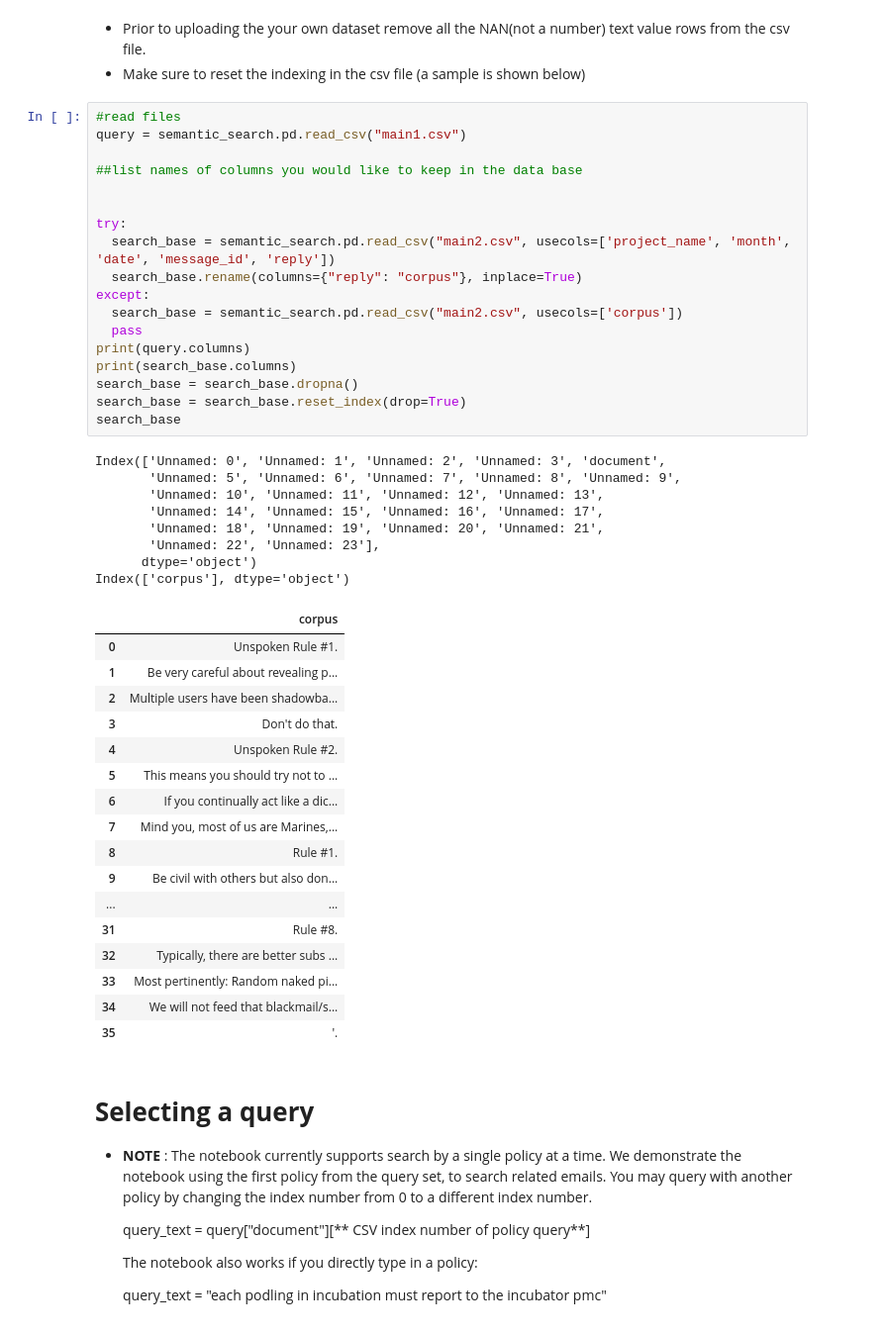
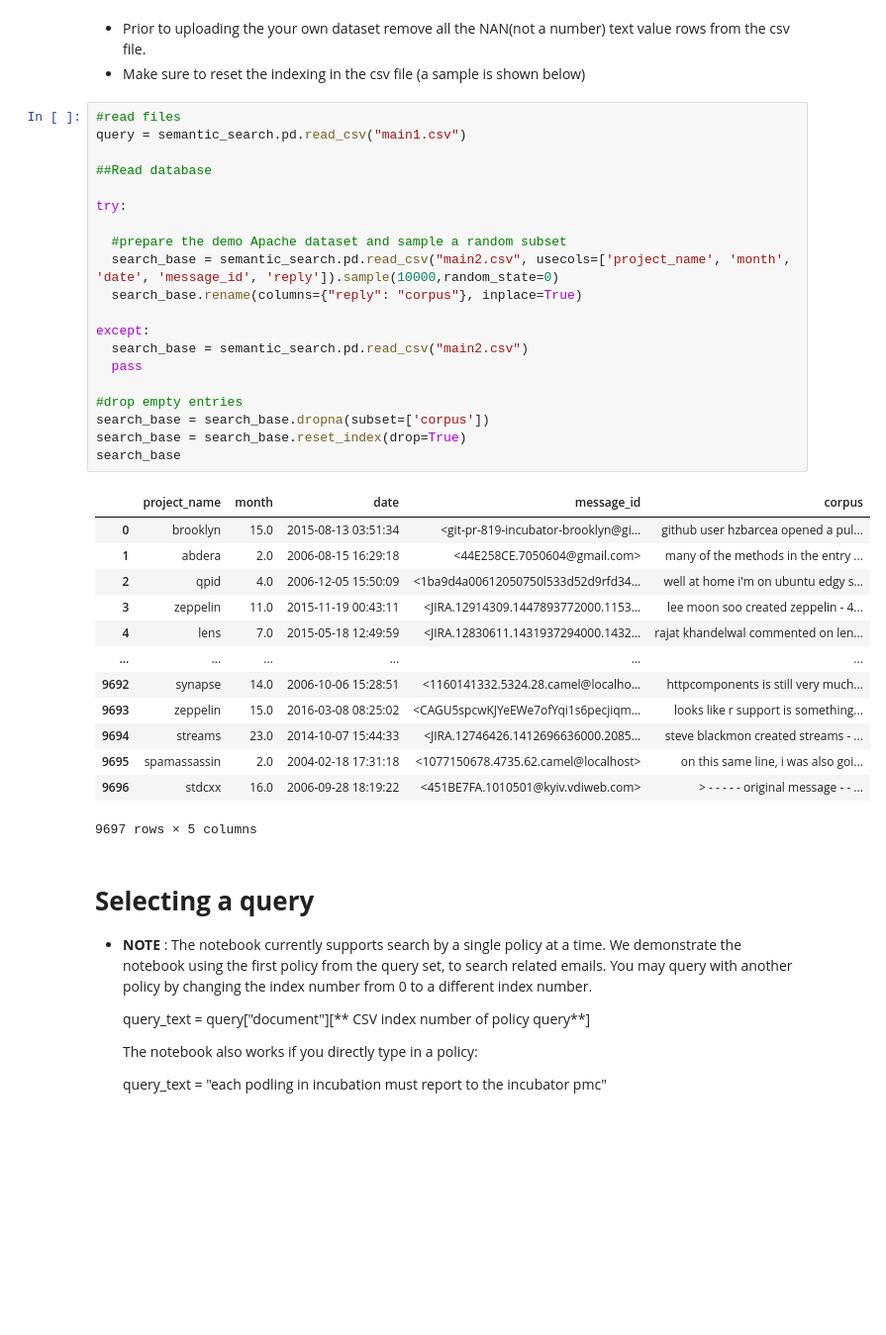
Before and after one commit to Mahasweta-usc/NLP4GOV, a Jupyter notebook: Policy Toolkits/policy_explore.ipynb, the cells around one changed output. Shown at 99% size. Cells and saved outputs as stored; diff of their text form; blank space fills up the shorter version.

```diff
--- a/Policy Toolkits/policy_explore.ipynb
+++ b/Policy Toolkits/policy_explore.ipynb
@@ -119,47 +119,37 @@ main2.csv           100%[===================>] 339.96M   187MB/s    in 1.8s
 # %%
 #read files
 query = semantic_search.pd.read_csv("main1.csv")
 
-##list names of columns you would like to keep in the data base
-
+##Read database
 
 try:
-  search_base = semantic_search.pd.read_csv("main2.csv", usecols=['project_name', 'month', 'date', 'message_id', 'reply'])
+
+  #prepare the demo Apache dataset and sample a random subset
+  search_base = semantic_search.pd.read_csv("main2.csv", usecols=['project_name', 'month', 'date', 'message_id', 'reply']).sample(10000,random_state=0)
   search_base.rename(columns={"reply": "corpus"}, inplace=True)
+
 except:
-  search_base = semantic_search.pd.read_csv("main2.csv", usecols=['corpus'])
+  search_base = semantic_search.pd.read_csv("main2.csv")
   pass
-print(query.columns)
-print(search_base.columns)
-search_base = search_base.dropna()
+
+#drop empty entries
+search_base = search_base.dropna(subset=['corpus'])
 search_base = search_base.reset_index(drop=True)
 search_base
 # %% [output]
+|  | project_name | month | date | message_id | corpus |
+| 0 | brooklyn | 15.0 | 2015-08-13 03:51:34 | <git-pr-819-incubator-brooklyn@gi... | github user hzbarcea opened a pul... |
+| 1 | abdera | 2.0 | 2006-08-15 16:29:18 | <44E258CE.7050604@gmail.com> | many of the methods in the entry ... |
+| 2 | qpid | 4.0 | 2006-12-05 15:50:09 | <1ba9d4a00612050750l533d52d9rfd34... | well at home i'm on ubuntu edgy s... |
+| 3 | zeppelin | 11.0 | 2015-11-19 00:43:11 | <JIRA.12914309.1447893772000.1153... | lee moon soo created zeppelin - 4... |
+| 4 | lens | 7.0 | 2015-05-18 12:49:59 | <JIRA.12830611.1431937294000.1432... | rajat khandelwal commented on len... |
+| ... | ... | ... | ... | ... | ... |
+| 9692 | synapse | 14.0 | 2006-10-06 15:28:51 | <1160141332.5324.28.camel@localho... | httpcomponents is still very much... |
+| 9693 | zeppelin | 15.0 | 2016-03-08 08:25:02 | <CAGU5spcwKJYeEWe7ofYqi1s6pecjiqm... | looks like r support is something... |
+| 9694 | streams | 23.0 | 2014-10-07 15:44:33 | <JIRA.12746426.1412696636000.2085... | steve blackmon created streams - ... |
+| 9695 | spamassassin | 2.0 | 2004-02-18 17:31:18 | <1077150678.4735.62.camel@localhost> | on this same line, i was also goi... |
+| 9696 | stdcxx | 16.0 | 2006-09-28 18:19:22 | <451BE7FA.1010501@kyiv.vdiweb.com> | > - - - - - original message - - ... |
-Index(['Unnamed: 0', 'Unnamed: 1', 'Unnamed: 2', 'Unnamed: 3', 'document',
-       'Unnamed: 5', 'Unnamed: 6', 'Unnamed: 7', 'Unnamed: 8', 'Unnamed: 9',
-       'Unnamed: 10', 'Unnamed: 11', 'Unnamed: 12', 'Unnamed: 13',
-       'Unnamed: 14', 'Unnamed: 15', 'Unnamed: 16', 'Unnamed: 17',
-       'Unnamed: 18', 'Unnamed: 19', 'Unnamed: 20', 'Unnamed: 21',
-       'Unnamed: 22', 'Unnamed: 23'],
-      dtype='object')
-Index(['corpus'], dtype='object')
+9697 rows × 5 columns
-|  | corpus |
-| 0 | Unspoken Rule #1. |
-| 1 | Be very careful about revealing p... |
-| 2 | Multiple users have been shadowba... |
-| 3 | Don't do that. |
-| 4 | Unspoken Rule #2. |
-| 5 | This means you should try not to ... |
-| 6 | If you continually act like a dic... |
-| 7 | Mind you, most of us are Marines,... |
-| 8 | Rule #1. |
-| 9 | Be civil with others but also don... |
-| ... | ... |
-| 31 | Rule #8. |
-| 32 | Typically, there are better subs ... |
-| 33 | Most pertinently: Random naked pi... |
-| 34 | We will not feed that blackmail/s... |
-| 35 | '. |
 # %% [markdown]
 # **Selecting a query**
 
```
Also changed, not shown: parts of 6 cells of this notebook, 3 other files.
